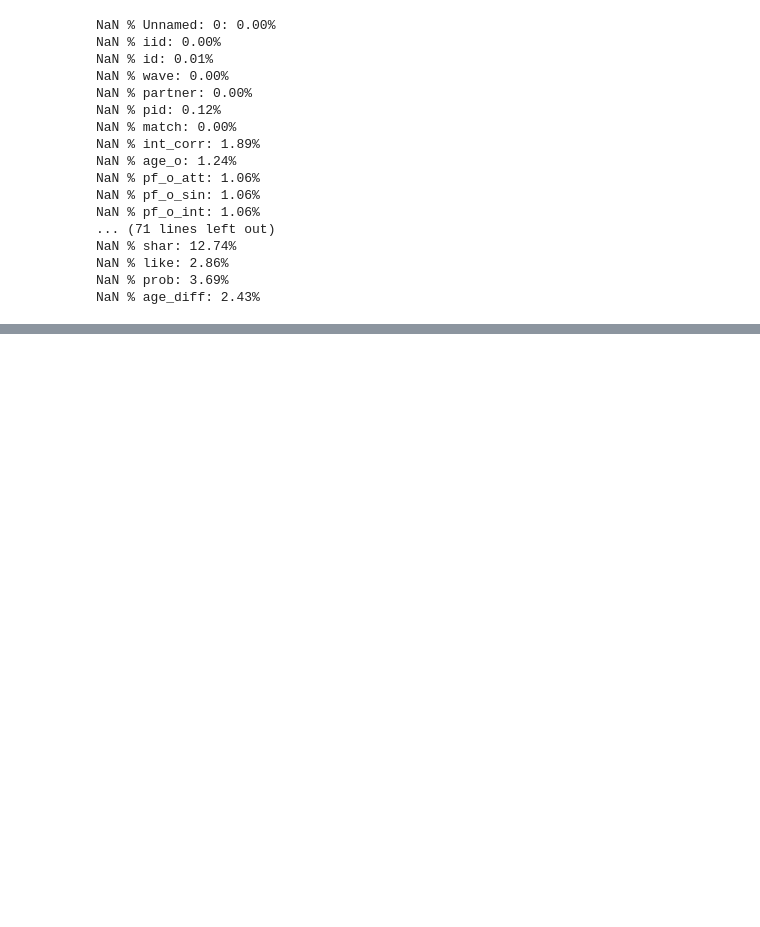
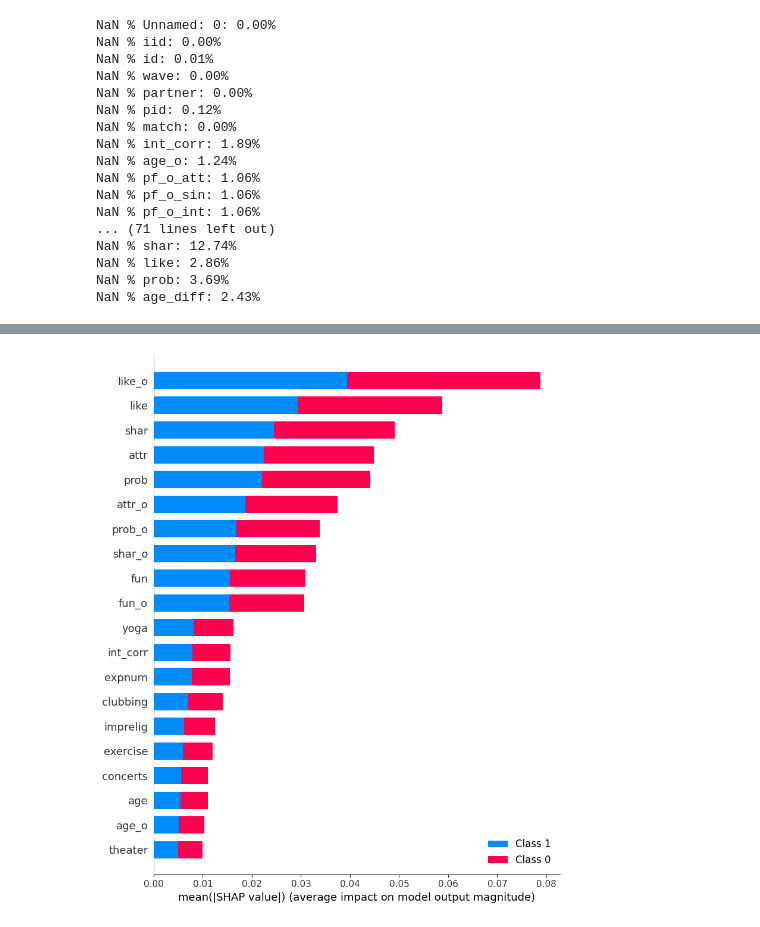
Before and after one commit to meralegre/capstone, a Jupyter notebook: modelling.ipynb, the cells around one changed output, grey strips where cells are left out. Drawn from its saved outputs; the diff is of its cells as text; code cells hidden in the pictures; blank space fills up the shorter version.

```diff
--- a/modelling.ipynb
+++ b/modelling.ipynb
@@ -108,0 +156,8 @@ shap.summary_plot(shap_values, X_test)
+# %%
+explainer = shap.TreeExplainer(rf_model, check_additivity=False)
+shap_values = explainer.shap_values(X_test)
+
+# Visualize the SHAP values
+shap.summary_plot(shap_values, X_test)
+# %% [output]
+[figure, added]
```
Also changed, not shown: parts of 11 cells of this notebook.
